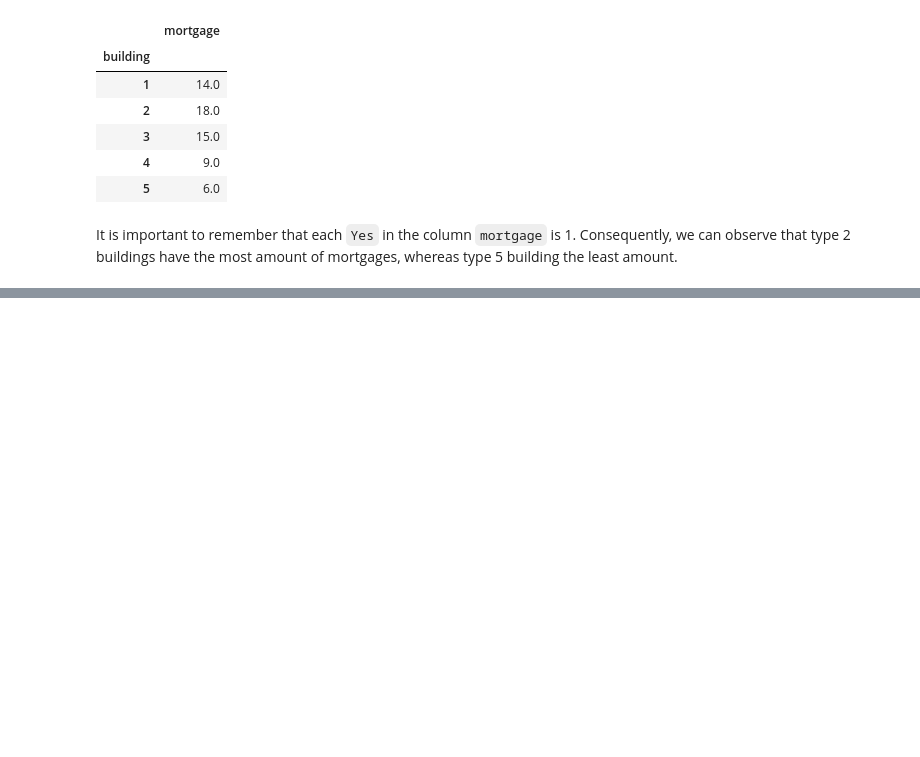
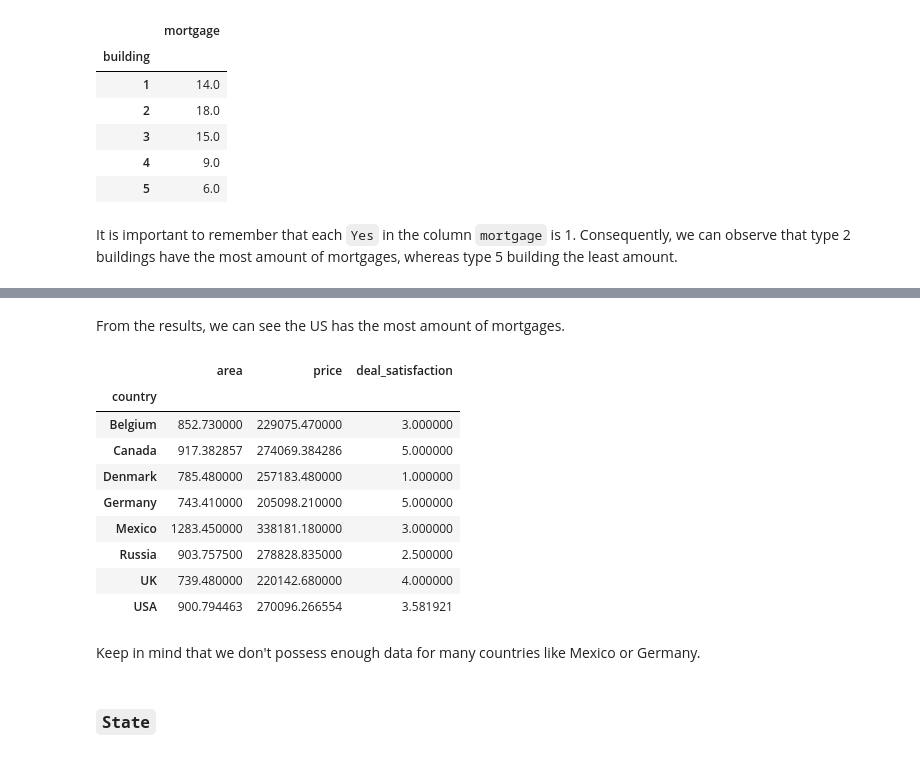
Before and after one commit to German-vr/estate-data-analysis, a Jupyter notebook: notebooks/2_data_analysis.ipynb, the cells around one changed output, grey strips where cells are left out. Saved outputs shown, nothing was run; the diff lists cells and outputs as text; code cells hidden in the pictures; blank space fills up the shorter version.

```diff
--- a/notebooks/2_data_analysis.ipynb
+++ b/notebooks/2_data_analysis.ipynb
@@ -85,0 +162,4 @@ It is important to remember that each `Yes` in the column `mortgage` is 1. Conse
+# %%
+important_columns = ['country','area', 'price', 'deal_satisfaction','mortgage']
+
+country_sold_df = sold_df[important_columns]
@@ -85,0 +180,20 @@ It is important to remember that each `Yes` in the column `mortgage` is 1. Conse
+# %% [markdown]
+From the results, we can see the US has the most amount of mortgages.
+# %%
+temp_view = country_sold_df.drop(['mortgage'], axis=1)
+temp_view.groupby('country').mean()
+# %% [output]
+|  | area | price | deal_satisfaction |
+| country |  |  |  |
+| Belgium | 852.730000 | 229075.470000 | 3.000000 |
+| Canada | 917.382857 | 274069.384286 | 5.000000 |
+| Denmark | 785.480000 | 257183.480000 | 1.000000 |
+| Germany | 743.410000 | 205098.210000 | 5.000000 |
+| Mexico | 1283.450000 | 338181.180000 | 3.000000 |
+| Russia | 903.757500 | 278828.835000 | 2.500000 |
+| UK | 739.480000 | 220142.680000 | 4.000000 |
+| USA | 900.794463 | 270096.266554 | 3.581921 |
+# %% [markdown]
+Keep in mind that we don't possess enough data for many countries like Mexico or Germany.
+# %% [markdown]
+### `State`
```
Also changed, not shown: parts of 31 cells of this notebook, 1 other file.
